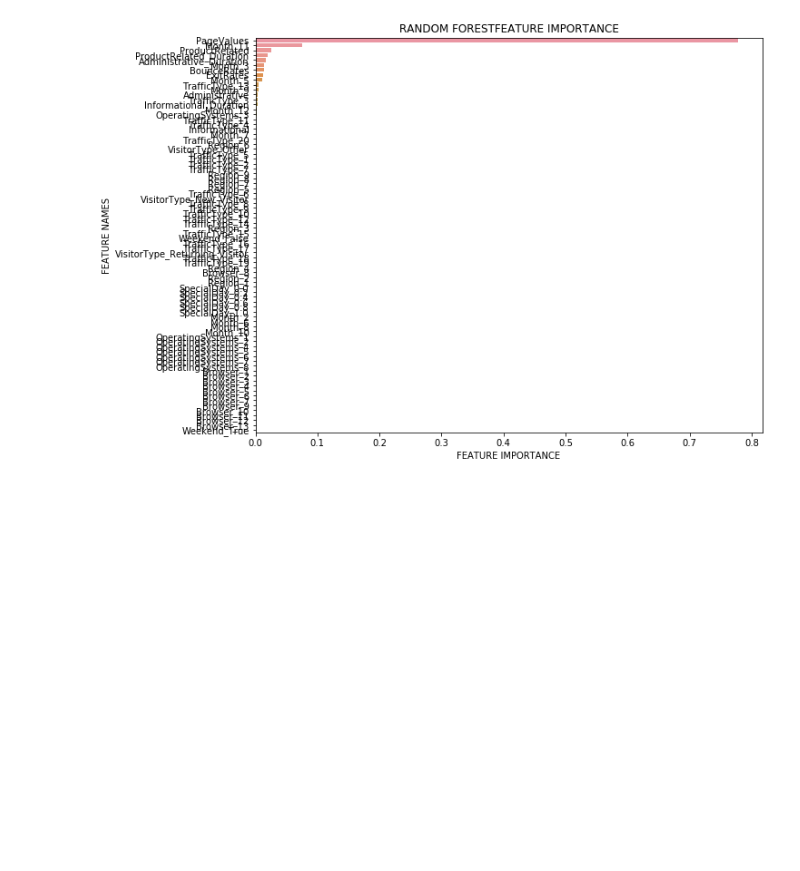
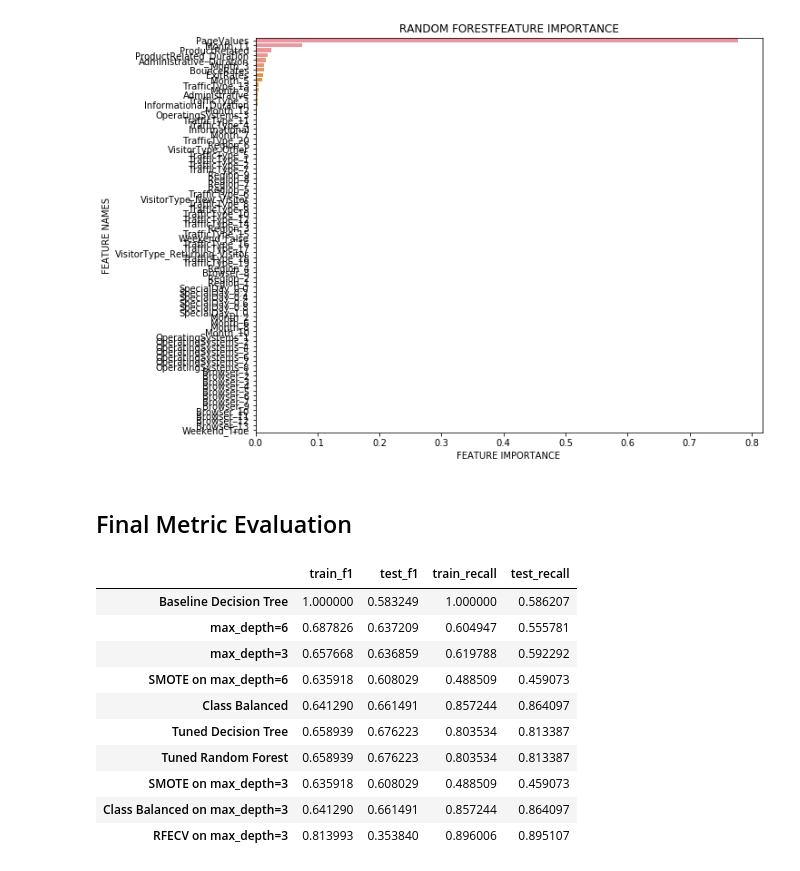
Before and after one commit to jefelito/ecommerce_purchases, a Jupyter notebook: d_tree_model.ipynb, the cells around one changed output. Drawn from its saved outputs; the diff is of its cells as text; code cells hidden in the pictures; blank space fills up the shorter version.

Commit message:
final decision tree models

```diff
--- a/d_tree_model.ipynb
+++ b/d_tree_model.ipynb
@@ -347,6 +373,11 @@ Recall on test set:  0.8133874239350912
 # %% [markdown]
 - This grid search Decision Tree achieved a F1 of .67 and Recall of .80
 - It could be better, but it's pretty good so far
+# %%
+metric_dict['Tuned Decision Tree'] = {'train_f1': metrics.f1_score(y_train, tuned_tree_y_pred_train),
+                                      'test_f1': metrics.f1_score(y_test, tuned_tree_y_pred_test),
+                                      'train_recall': metrics.recall_score(y_train, tuned_tree_y_pred_train),
+                                      'test_recall': metrics.recall_score(y_test, tuned_tree_y_pred_test)}
 # %% [markdown]
 ### Let's look at the TPR and FNR on a confusion matrix
 # %%
@@ -416,6 +447,11 @@ print("F1 on test set: ",metrics.f1_score(y_test, forest_y_pred_test))
 # %% [output]
 F1 on train set:  0.6589394378441031
 F1 on test set:  0.6762225969645868
+# %%
+metric_dict['Tuned Random Forest'] = {'train_f1': metrics.f1_score(y_train, forest_y_pred_train),
+                                      'test_f1': metrics.f1_score(y_test, forest_y_pred_test),
+                                      'train_recall': metrics.recall_score(y_train, forest_y_pred_train),
+                                      'test_recall': metrics.recall_score(y_test, forest_y_pred_test)}
 # %% [markdown]
 ### Comparing all the 'best' models so far
 # %%
@@ -468,12 +504,12 @@ For some reason the Decision Tree is performing exactly the same as the Random F
 Let's run Recursive Feature Elimination (RFECV) on the untuned weighted decision tree
 # %%
 # creating decision tree with max_depts=3
-# selection_tree = DecisionTreeClassifier(random_state=3, criterion='gini', max_depth=6, class_weight='balanced')
+selection_tree = DecisionTreeClassifier(random_state=3, criterion='gini', max_depth=3, class_weight='balanced')
 
-# # predict the training set
-# balanced_tree_y_pred_train = balanced_tree.predict(X_train)
-# # predict for test set
-# balanced_tree_y_pred_test = balanced_tree.predict(X_test)
+# predict the training set
+balanced_tree_y_pred_train = balanced_tree.predict(X_train)
+# predict for test set
+balanced_tree_y_pred_test = balanced_tree.predict(X_test)
 # %%
 # Create recursive feature eliminator that scores features by f1 score
 selector = RFECV(estimator=selection_tree, step=1, cv=5, scoring='f1', n_jobs=-1)
@@ -516,3 +552,8 @@ Testing Recall: 0.8939735124563987
+# %%
+metric_dict['RFECV on max_depth=3'] = {'train_f1': trainRFE_f1,
+                                      'test_f1': testRFE_f1,
+                                      'train_recall': trainRFE_recall,
+                                      'test_recall': testRFE_recall}
 # %% [markdown]
 oops this made the model super overfit on the F1, but it performed normally when measured with Recall!
 # %%
@@ -603,3 +644,19 @@ It looks like the Feature Selection model only kept these 2 features?
 plot_feature_importance(balanced_tree.feature_importances_,X_train.columns,'RANDOM FOREST')
 # %% [output]
 [figure]
+# %% [markdown]
+## Final Metric Evaluation
+# %%
+pd.DataFrame.from_dict(metric_dict, orient='index')
+# %% [output]
+|  | train_f1 | test_f1 | train_recall | test_recall |
+| Baseline Decision Tree | 1.000000 | 0.583249 | 1.000000 | 0.586207 |
+| max_depth=6 | 0.687826 | 0.637209 | 0.604947 | 0.555781 |
+| max_depth=3 | 0.657668 | 0.636859 | 0.619788 | 0.592292 |
+| SMOTE on max_depth=6 | 0.635918 | 0.608029 | 0.488509 | 0.459073 |
+| Class Balanced | 0.641290 | 0.661491 | 0.857244 | 0.864097 |
+| Tuned Decision Tree | 0.658939 | 0.676223 | 0.803534 | 0.813387 |
+| Tuned Random Forest | 0.658939 | 0.676223 | 0.803534 | 0.813387 |
+| SMOTE on max_depth=3 | 0.635918 | 0.608029 | 0.488509 | 0.459073 |
+| Class Balanced on max_depth=3 | 0.641290 | 0.661491 | 0.857244 | 0.864097 |
+| RFECV on max_depth=3 | 0.813993 | 0.353840 | 0.896006 | 0.895107 |
```
Also changed, not shown: parts of 18 cells of this notebook, 1 other file.
